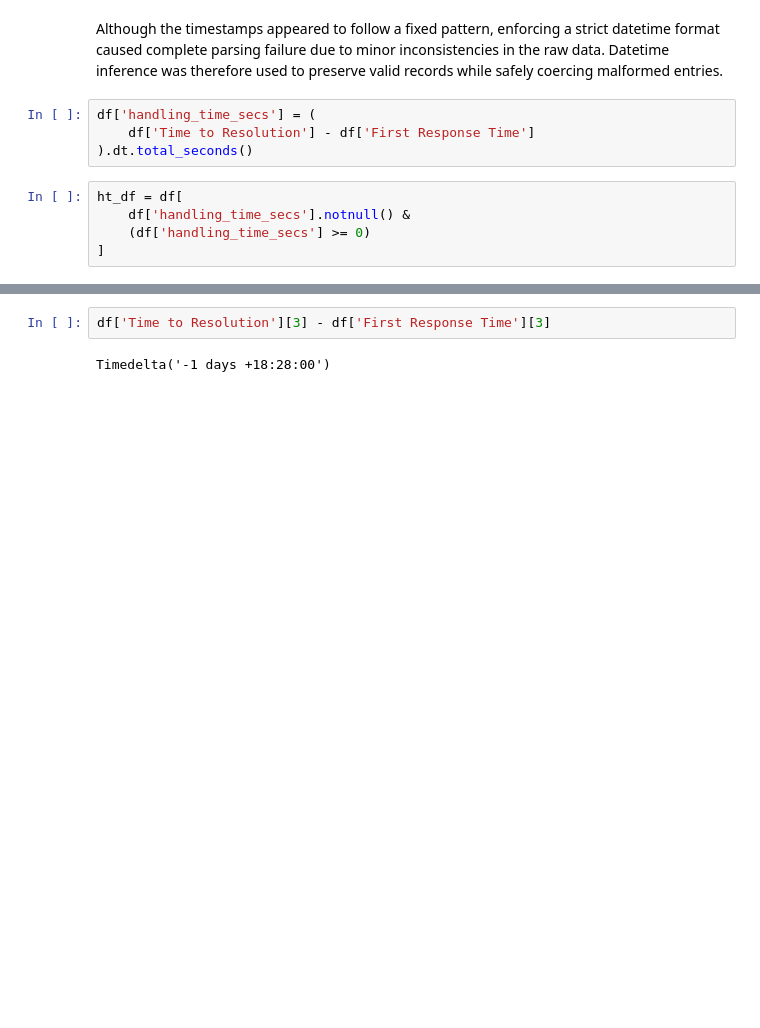
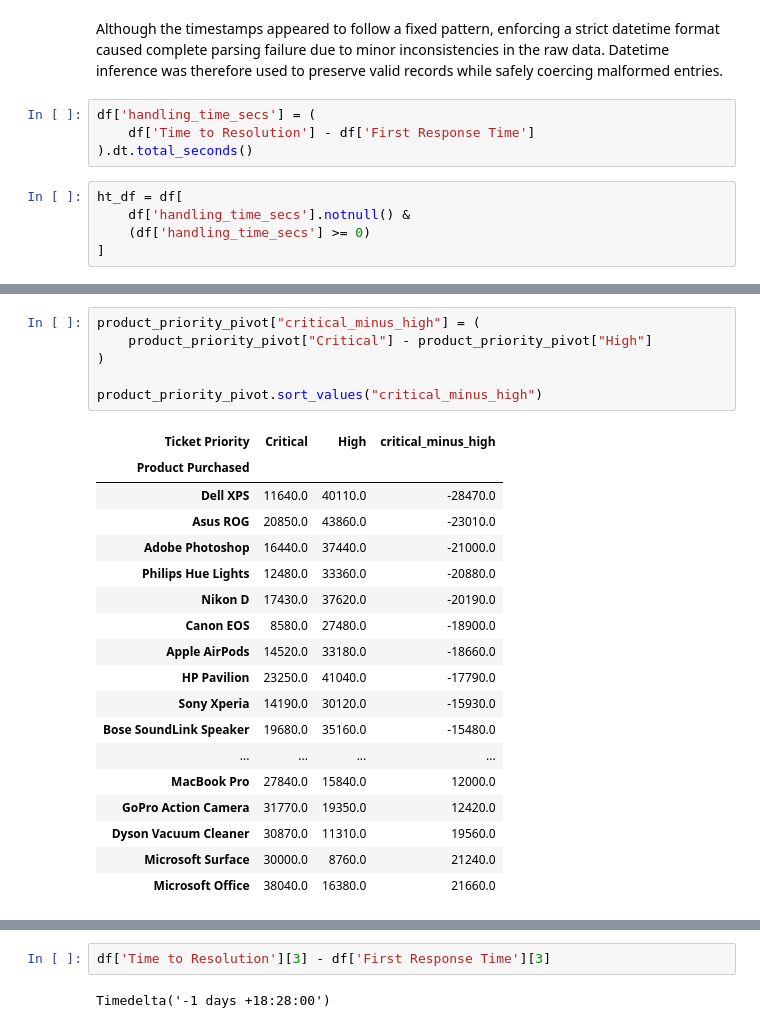
Before and after one commit to kadariramyasri/Lemici_AssignMent_DataEngineering, a Jupyter notebook: notebooks/EDA_Customer_Satisfaction.ipynb, the cells around one changed output, grey strips where cells are left out. Cells and saved outputs as stored; diff of their text form; blank space fills up the shorter version.

```diff
--- a/notebooks/EDA_Customer_Satisfaction.ipynb
+++ b/notebooks/EDA_Customer_Satisfaction.ipynb
@@ -377,0 +488,25 @@ ht_df = df[
+# %%
+product_priority_pivot["critical_minus_high"] = (
+    product_priority_pivot["Critical"] - product_priority_pivot["High"]
+)
+
+product_priority_pivot.sort_values("critical_minus_high")
+# %% [output]
+| Ticket Priority | Critical | High | critical_minus_high |
+| Product Purchased |  |  |  |
+| Dell XPS | 11640.0 | 40110.0 | -28470.0 |
+| Asus ROG | 20850.0 | 43860.0 | -23010.0 |
+| Adobe Photoshop | 16440.0 | 37440.0 | -21000.0 |
+| Philips Hue Lights | 12480.0 | 33360.0 | -20880.0 |
+| Nikon D | 17430.0 | 37620.0 | -20190.0 |
+| Canon EOS | 8580.0 | 27480.0 | -18900.0 |
+| Apple AirPods | 14520.0 | 33180.0 | -18660.0 |
+| HP Pavilion | 23250.0 | 41040.0 | -17790.0 |
+| Sony Xperia | 14190.0 | 30120.0 | -15930.0 |
+| Bose SoundLink Speaker | 19680.0 | 35160.0 | -15480.0 |
+| ... | ... | ... | ... |
+| MacBook Pro | 27840.0 | 15840.0 | 12000.0 |
+| GoPro Action Camera | 31770.0 | 19350.0 | 12420.0 |
+| Dyson Vacuum Cleaner | 30870.0 | 11310.0 | 19560.0 |
+| Microsoft Surface | 30000.0 | 8760.0 | 21240.0 |
+| Microsoft Office | 38040.0 | 16380.0 | 21660.0 |
```
Also changed, not shown: parts of 40 cells of this notebook.
